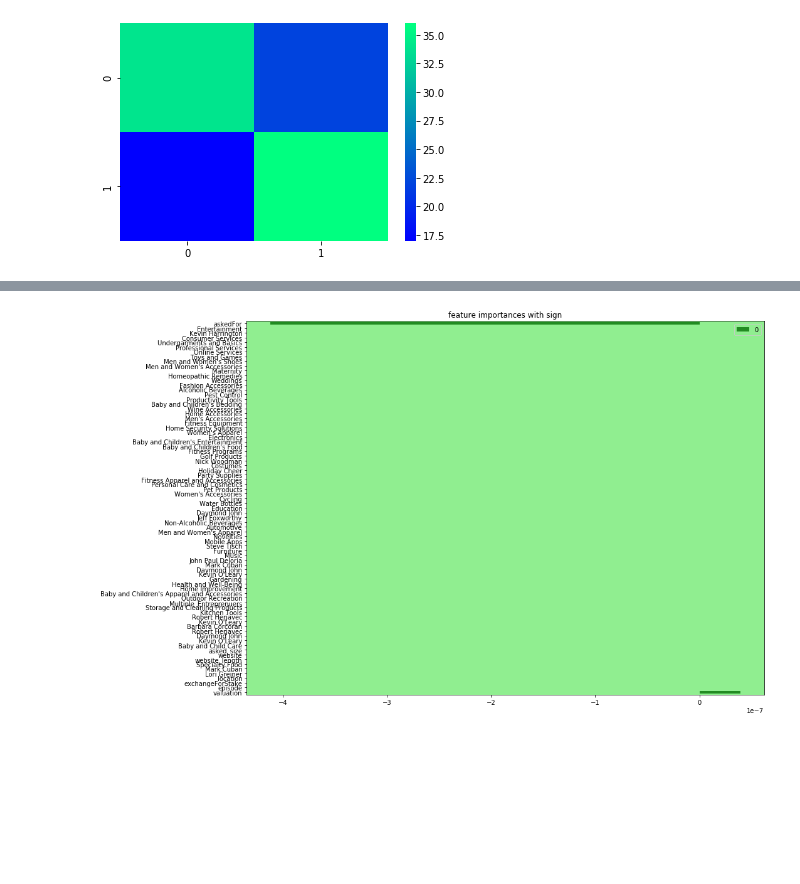
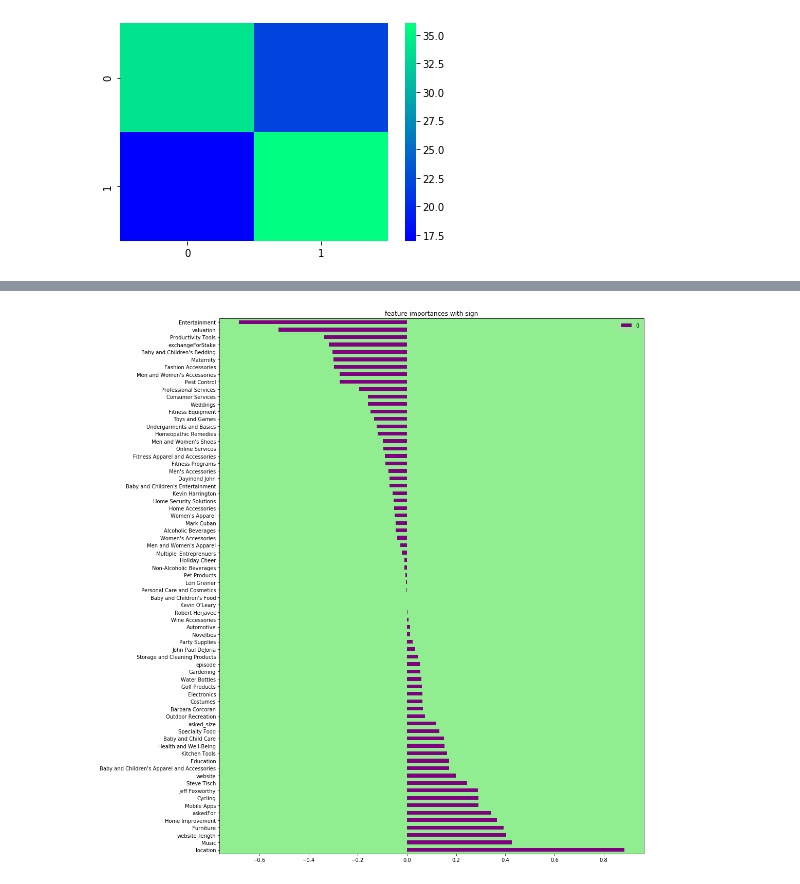
Before and after one commit to ArielJosephCohen/shark_tank, a Jupyter notebook: first_model.ipynb, the cells around one changed output, grey strips where cells are left out. Cells and saved outputs as stored; diff of their text form; code cells hidden in the pictures; blank space fills up the shorter version.

Commit message:
new model with sharks dealt with

```diff
--- a/first_model.ipynb
+++ b/first_model.ipynb
@@ -583,0 +593,4 @@ sharks_df
+# %%
+sharks_df.drop(["Kevin O'Leary.1","Kevin O'Leary.2",'Barbara Corcoran.1','Mark Cuban.1',
+                'Daymond John.1','Daymond John.2','Robert Herjavec.1'],
+              axis=1,inplace=True)
@@ -584,3 +606,5 @@ sharks_df
+# %%
+sharks_df.drop(['Unnamed: 0','Nick Woodman'],axis=1,inplace=True)
 # %%
 pd.concat([df_filter_basic,sharks_df],axis=1)
 # %% [output]
@@ -977,8 +924,19 @@ df.drop(['shark1','shark2','shark3','shark4','shark5'],axis=1,inplace=True)
 # %%
 y=df.Target
 X=df.drop(['deal','Target'],axis=1)
+# %%
+# scale data
+X_ss=X.copy()
+ss = StandardScaler()
+for col in X_ss.columns:
+    X_ss[col]=ss.fit_transform(X_ss[[col]])
+# scale data
+X_ma=X.copy()
+ma = MaxAbsScaler()
+for col in X_ma.columns:
+    X_ma[col]=ma.fit_transform(X_ma[[col]])
 # %%
-X_train, X_test, y_train, y_test = train_test_split(X,y,random_state=14,test_size=0.25)
+X_train, X_test, y_train, y_test = train_test_split(X_ss,y,random_state=14,test_size=0.25)
 # %%
 classification_model(logreg)
 # %% [output]
@@ -999,12 +957,12 @@ fi.columns=X_train.columns
 fi_1=fi.T.sort_values(by=0,ascending=False)
 # %%
 with sns.axes_style({'axes.facecolor':'lightgreen'}):
-    fi_1.plot(kind='barh',figsize=(15,9),color='forestgreen')
+    fi_1.plot(kind='barh',figsize=(15,15),color='purple')
     plt.tight_layout()
     plt.title('feature importances with sign')
     plt.show()
 # %% [output]
-[figure, old version]
+[figure, new version]
 # %%
 # pipeline
 # %%
```
Also changed, not shown: parts of 16 cells of this notebook, 1 other file.
